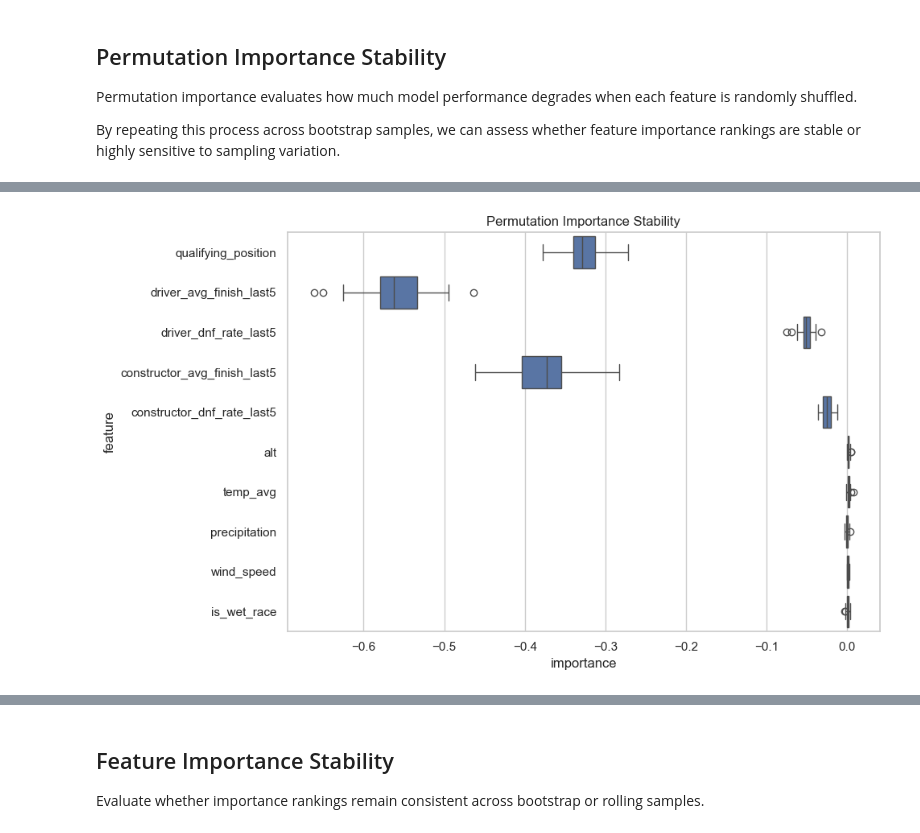
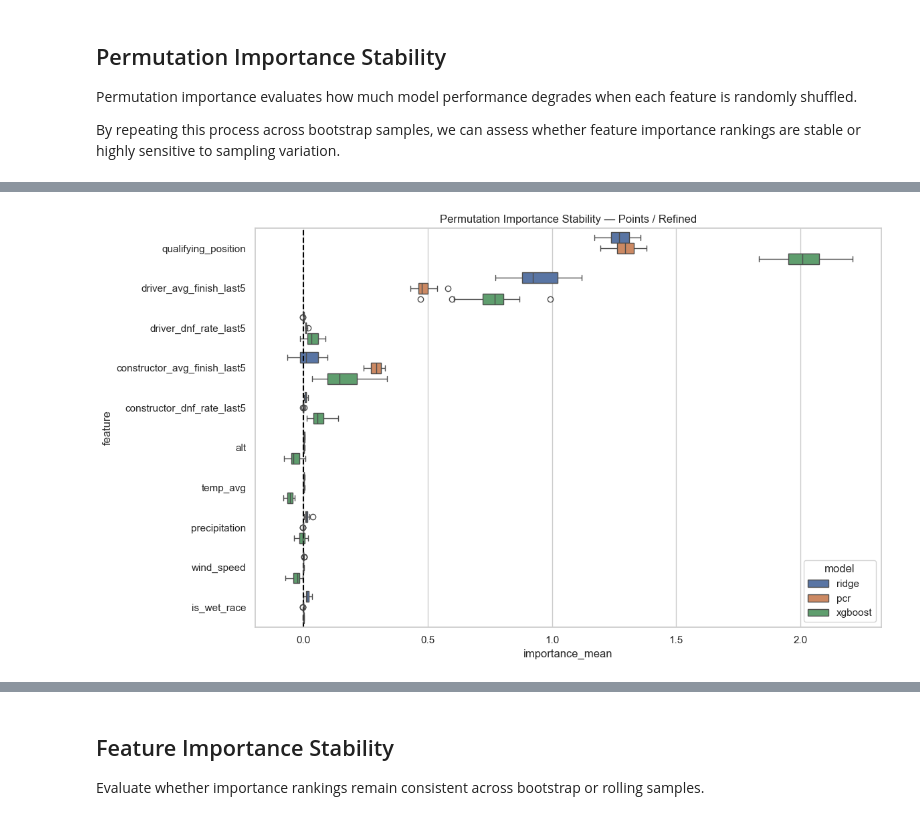
Before and after one commit to blackpaigestone/f1-worldchamp, a Jupyter notebook: 06_resampling_and_model_stability.ipynb, the cells around one changed output, grey strips where cells are left out. Drawn from its saved outputs; the diff is of its cells as text; code cells hidden in the pictures.

Commit message:
finalized script with all visuals

```diff
--- a/06_resampling_and_model_stability.ipynb
+++ b/06_resampling_and_model_stability.ipynb
@@ -987,8 +1066,14 @@ importance_df = pd.DataFrame(importance_rows)
 # %%
-plt.figure(figsize=(10, 6))
-sns.boxplot(data=importance_df, x="importance", y="feature")
-plt.title("Permutation Importance Stability")
+plot_df = importance_stability[
+    (importance_stability["target"] == "points") &
+    (importance_stability["dataset"] == "refined")
+].copy()
+
+plt.figure(figsize=(12, 7))
+sns.boxplot(data=plot_df, x="importance_mean", y="feature", hue="model")
+plt.axvline(0, linestyle="--", color="black")
+plt.title("Permutation Importance Stability — Points / Refined")
 plt.tight_layout()
 plt.show()
 # %% [output]
-[figure, old version]
+[figure, new version]
```
Also changed, not shown: parts of 46 cells of this notebook, 1 other file.
